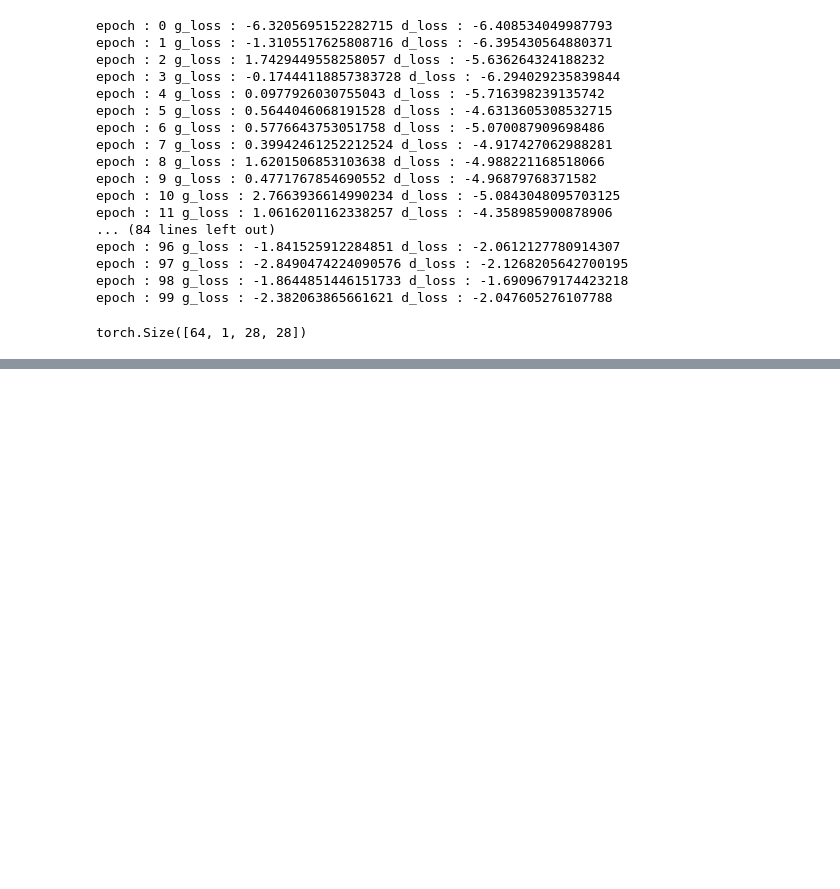
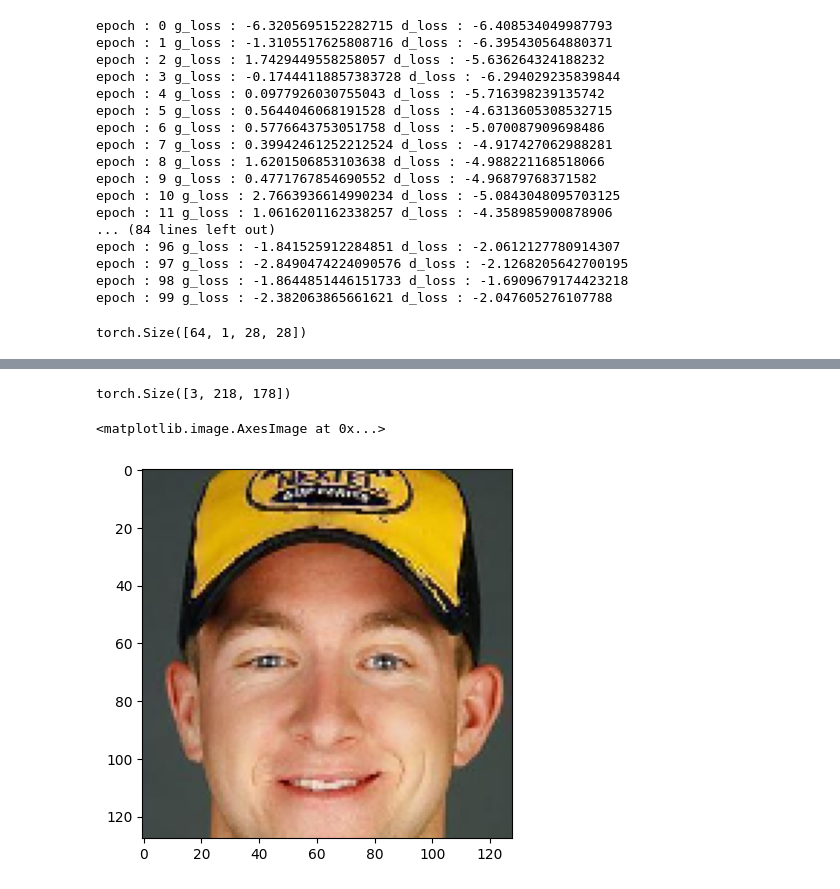
Before and after one commit to easy1012/image_algo, a Jupyter notebook: GAN/GAN_test.ipynb, the cells around one changed output, grey strips where cells are left out. Cells and saved outputs as stored; diff of their text form; code cells hidden in the pictures; blank space fills up the shorter version.

```diff
--- a/GAN/GAN_test.ipynb
+++ b/GAN/GAN_test.ipynb
@@ -408,0 +412,19 @@ torch.Size([64, 1])
+# %%
+transfrom = transforms.CenterCrop(128)
+# transfrom(test_img)
+# %%
+img_data = torch.tensor(np.array(test_img))
+img_data = rearrange(img_data, "h w c -> c h w")
+# %%
+img_data.shape
+# %% [output]
+torch.Size([3, 218, 178])
+# %%
+dd = transfrom(img_data)
+# %%
+dd = rearrange(dd,'c h w -> h w c')
+# %%
+plt.imshow(dd)
+# %% [output]
+<matplotlib.image.AxesImage at 0x...>
+[figure, added]
```
Also changed, not shown: parts of 6 cells of this notebook, 7 other files.
